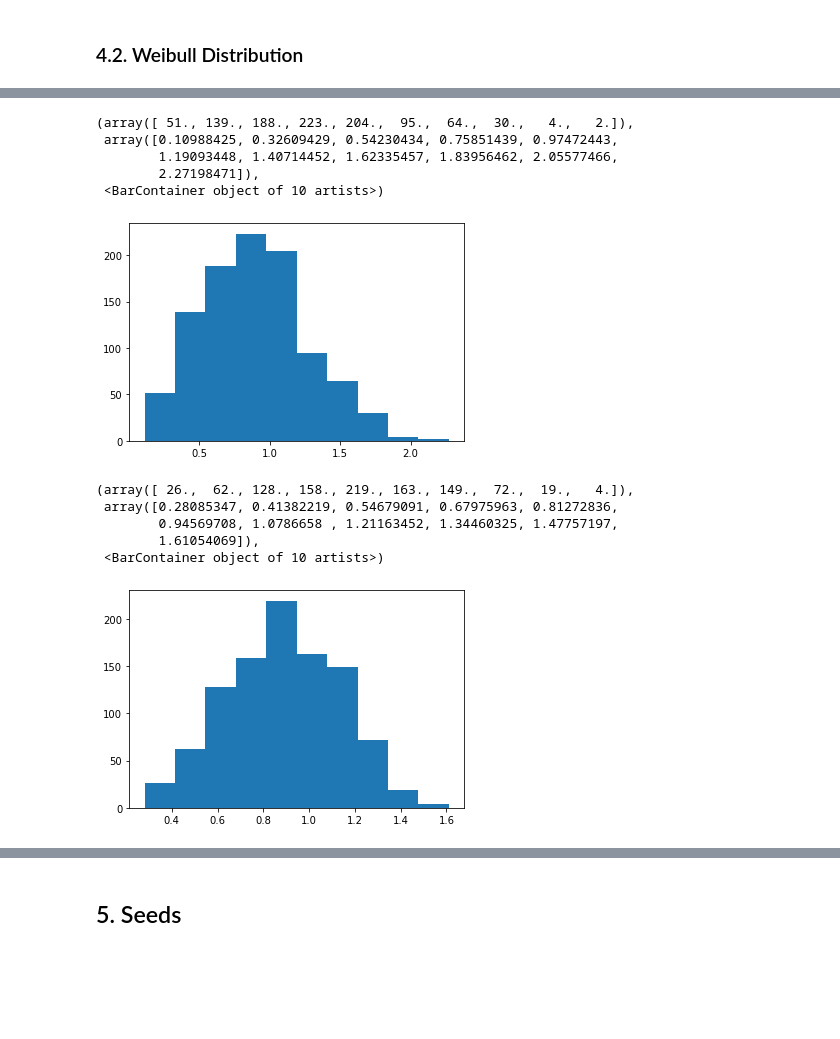
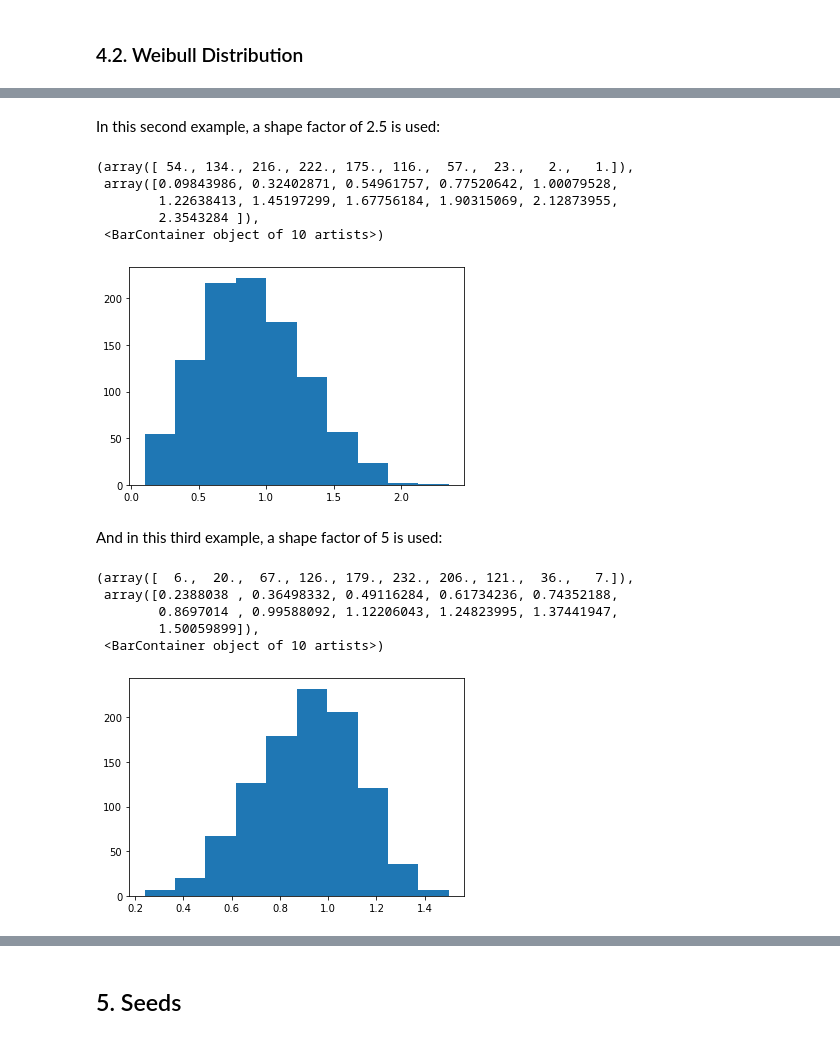
Before and after one commit to AndyWalker81/ProgrammingForDataAnalysis_Assessment, a Jupyter notebook: numpy-random.ipynb, the cells around one changed output, grey strips where cells are left out. Cells and saved outputs as stored; diff of their text form; code cells hidden in the pictures; blank space fills up the shorter version.

Commit message:
Update Weibull

```diff
--- a/numpy-random.ipynb
+++ b/numpy-random.ipynb
@@ -827,20 +776,26 @@ plt.hist(s)
+# %% [markdown]
+In this second example, a shape factor of 2.5 is used:
 # %%
-s = rng.weibull(2.5,1000)
+k = 2.5
+s = rng.weibull(k,1000)
 plt.hist(s)
 # %% [output]
-(array([ 51., 139., 188., 223., 204.,  95.,  64.,  30.,   4.,   2.]),
- array([0.10988425, 0.32609429, 0.54230434, 0.75851439, 0.97472443,
-        1.19093448, 1.40714452, 1.62335457, 1.83956462, 2.05577466,
-        2.27198471]),
+(array([ 54., 134., 216., 222., 175., 116.,  57.,  23.,   2.,   1.]),
+ array([0.09843986, 0.32402871, 0.54961757, 0.77520642, 1.00079528,
+        1.22638413, 1.45197299, 1.67756184, 1.90315069, 2.12873955,
+        2.3543284 ]),
  <BarContainer object of 10 artists>)
-[figure, old version]
+[figure, new version]
+# %% [markdown]
+And in this third example, a shape factor of 5 is used:
 # %%
-s = rng.weibull(4,1000)
+k = 5
+s = rng.weibull(k,1000)
 plt.hist(s)
 # %% [output]
-(array([ 26.,  62., 128., 158., 219., 163., 149.,  72.,  19.,   4.]),
- array([0.28085347, 0.41382219, 0.54679091, 0.67975963, 0.81272836,
-        0.94569708, 1.0786658 , 1.21163452, 1.34460325, 1.47757197,
-        1.61054069]),
+(array([  6.,  20.,  67., 126., 179., 232., 206., 121.,  36.,   7.]),
+ array([0.2388038 , 0.36498332, 0.49116284, 0.61734236, 0.74352188,
+        0.8697014 , 0.99588092, 1.12206043, 1.24823995, 1.37441947,
+        1.50059899]),
  <BarContainer object of 10 artists>)
-[figure, old version]
+[figure, new version]
```
Also changed, not shown: parts of 70 cells of this notebook.
